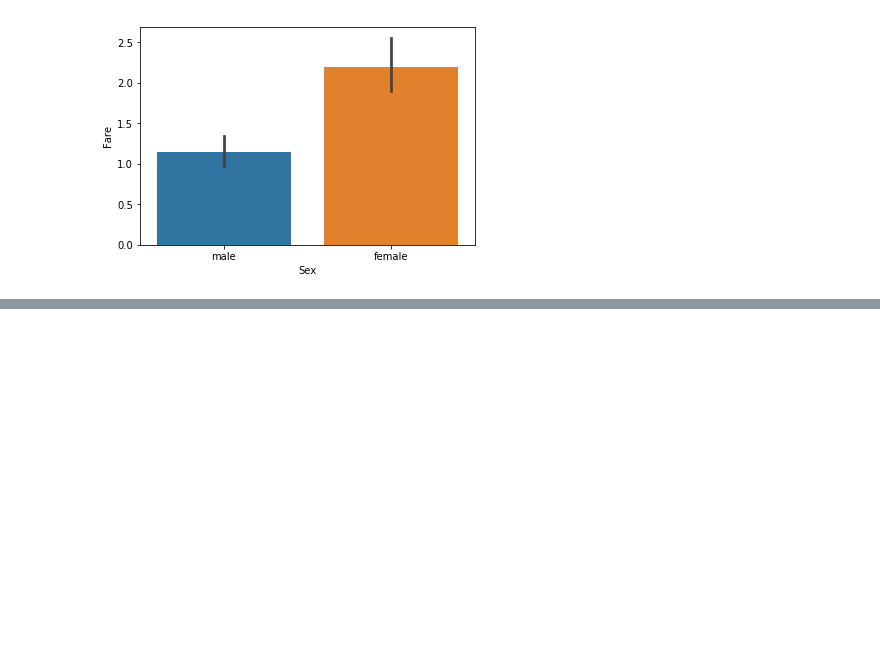
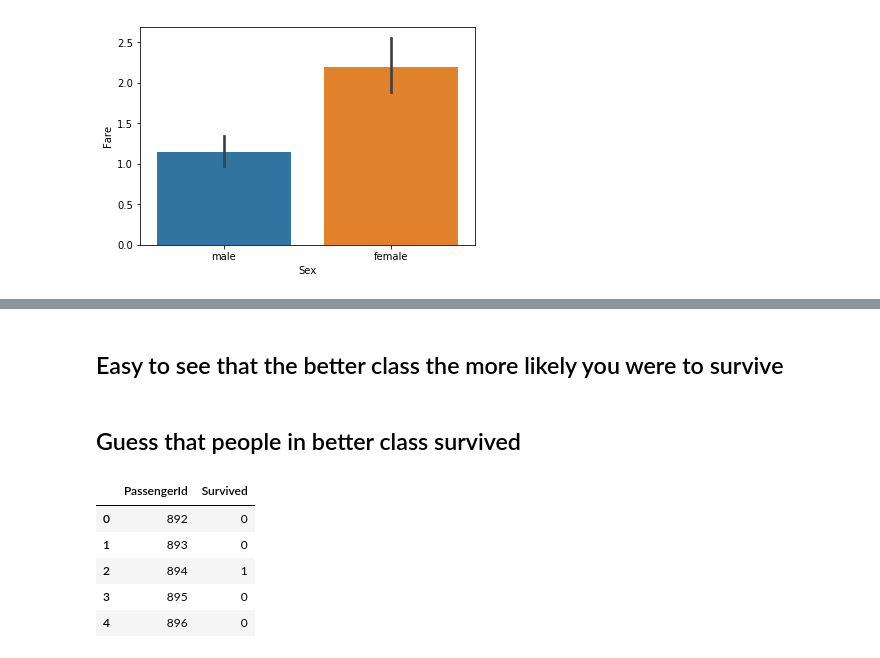
Before and after one commit to austincain22/CSCI-191T---Machine-Learning, a Jupyter notebook: Titanic.ipynb, the cells around one changed output, grey strips where cells are left out. Drawn from its saved outputs; the diff is of its cells as text; code cells hidden in the pictures; blank space fills up the shorter version.

Commit message:
titanic

```diff
--- a/Titanic.ipynb
+++ b/Titanic.ipynb
@@ -96,0 +123,16 @@ sns.barplot(x='Sex', y=Y, data=train)
+# %% [markdown]
+## Easy to see that the better class the more likely you were to survive
+# %% [markdown]
+## Guess that people in better class survived
+# %%
+test['Survived'] = test.Pclass < 3
+test['Survived'] = test.Survived.apply(lambda x: int(x))
+test[['PassengerId', 'Survived']].to_csv('titanic/FirstOrSecondClass.csv', index=False)
+test[['PassengerId', 'Survived']].head()
+# %% [output]
+|  | PassengerId | Survived |
+| 0 | 892 | 0 |
+| 1 | 893 | 0 |
+| 2 | 894 | 1 |
+| 3 | 895 | 0 |
+| 4 | 896 | 0 |
```
Also changed, not shown: parts of 9 cells of this notebook, 1 other file.
